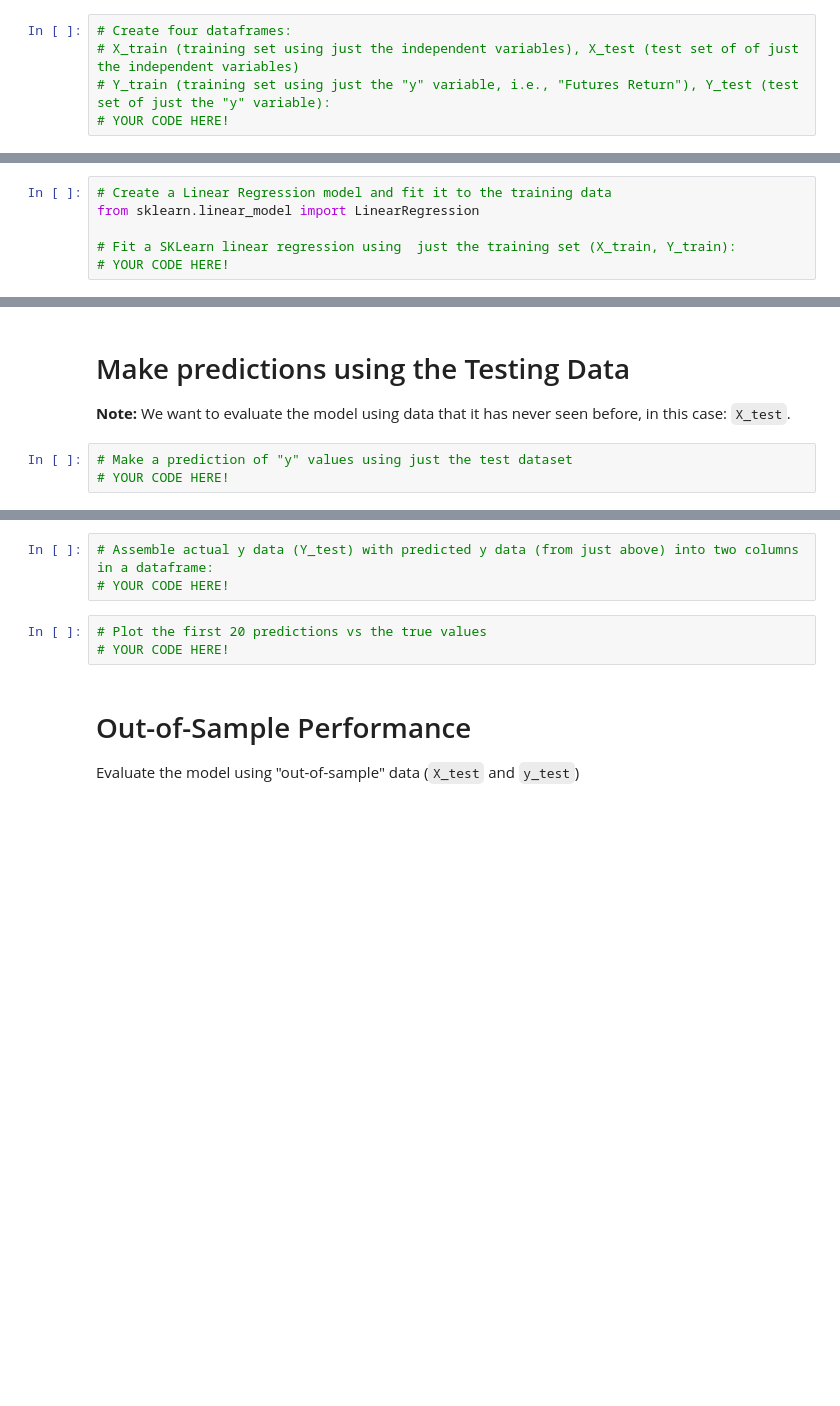
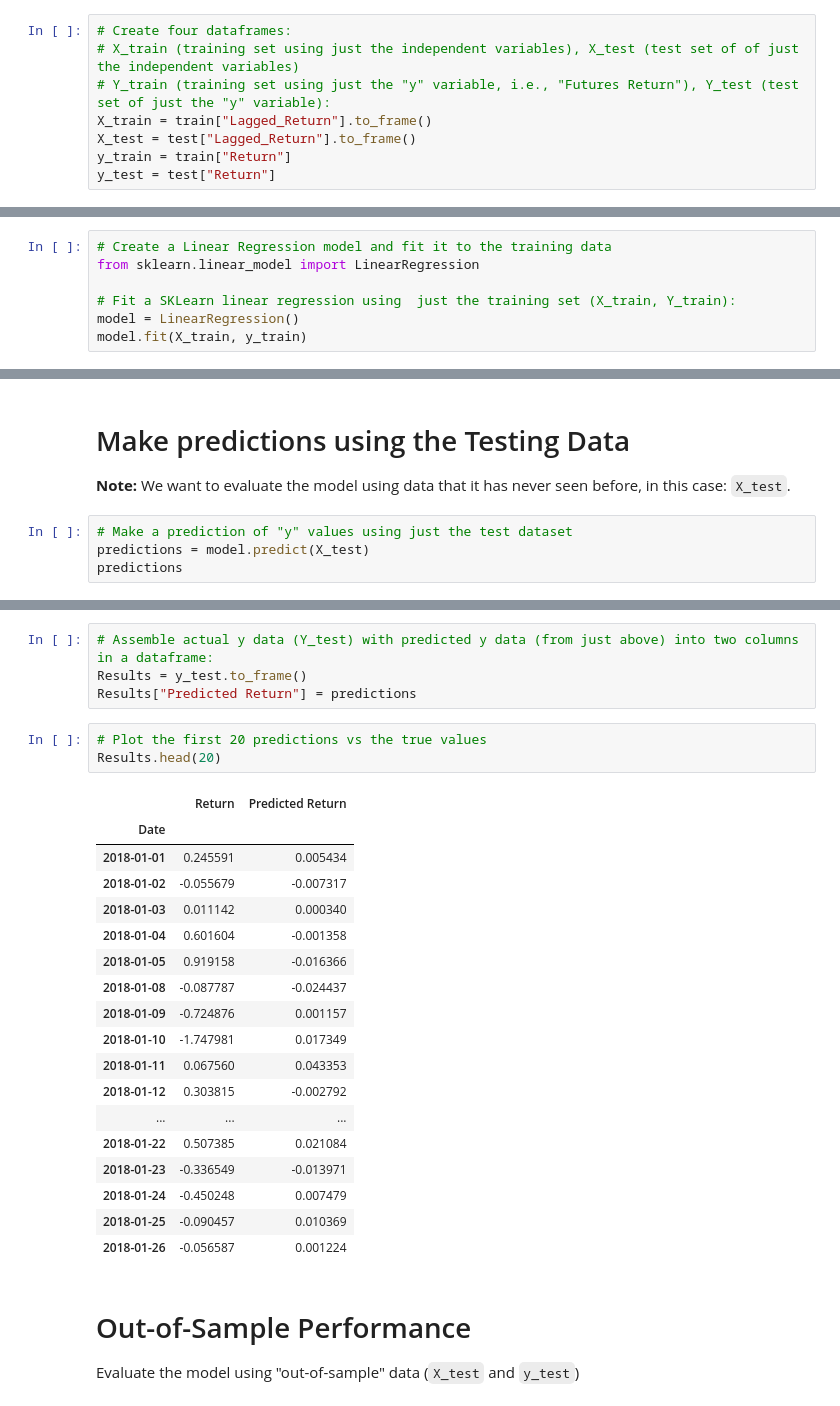
Before and after one commit to c1ycone/FinTech_Homeworks, a Jupyter notebook: 10_Time_Series/regression_analysis.ipynb, the cells around one changed output, grey strips where cells are left out. Saved outputs shown, nothing was run; the diff lists cells and outputs as text; blank space fills up the shorter version.

```diff
--- a/10_Time_Series/regression_analysis.ipynb
+++ b/10_Time_Series/regression_analysis.ipynb
@@ -68,6 +93,9 @@ test = cad_jpy_df['2018':]
 # Create four dataframes:
 # X_train (training set using just the independent variables), X_test (test set of of just the independent variables)
 # Y_train (training set using just the "y" variable, i.e., "Futures Return"), Y_test (test set of just the "y" variable):
-# YOUR CODE HERE!
+X_train = train["Lagged_Return"].to_frame()
+X_test = test["Lagged_Return"].to_frame()
+y_train = train["Return"]
+y_test = test["Return"]
 # %%
 # Preview the X_train data
@@ -79,4 +126,5 @@ test = cad_jpy_df['2018':]
 from sklearn.linear_model import LinearRegression
 
 # Fit a SKLearn linear regression using  just the training set (X_train, Y_train):
-# YOUR CODE HERE!
+model = LinearRegression()
+model.fit(X_train, y_train)
@@ -86,4 +136,5 @@ from sklearn.linear_model import LinearRegression
 **Note:** We want to evaluate the model using data that it has never seen before, in this case: `X_test`.
 # %%
 # Make a prediction of "y" values using just the test dataset
-# YOUR CODE HERE!
+predictions = model.predict(X_test)
+predictions
@@ -90,9 +159,29 @@ from sklearn.linear_model import LinearRegression
 # %%
 # Assemble actual y data (Y_test) with predicted y data (from just above) into two columns in a dataframe:
-# YOUR CODE HERE!
+Results = y_test.to_frame()
+Results["Predicted Return"] = predictions
 # %%
 # Plot the first 20 predictions vs the true values
-# YOUR CODE HERE!
+Results.head(20)
+# %% [output]
+|  | Return | Predicted Return |
+| Date |  |  |
+| 2018-01-01 | 0.245591 | 0.005434 |
+| 2018-01-02 | -0.055679 | -0.007317 |
+| 2018-01-03 | 0.011142 | 0.000340 |
+| 2018-01-04 | 0.601604 | -0.001358 |
+| 2018-01-05 | 0.919158 | -0.016366 |
+| 2018-01-08 | -0.087787 | -0.024437 |
+| 2018-01-09 | -0.724876 | 0.001157 |
+| 2018-01-10 | -1.747981 | 0.017349 |
+| 2018-01-11 | 0.067560 | 0.043353 |
+| 2018-01-12 | 0.303815 | -0.002792 |
+| ... | ... | ... |
+| 2018-01-22 | 0.507385 | 0.021084 |
+| 2018-01-23 | -0.336549 | -0.013971 |
+| 2018-01-24 | -0.450248 | 0.007479 |
+| 2018-01-25 | -0.090457 | 0.010369 |
+| 2018-01-26 | -0.056587 | 0.001224 |
 # %% [markdown]
 # Out-of-Sample Performance
 
```
Also changed, not shown: parts of 9 cells of this notebook, 1 other file.
